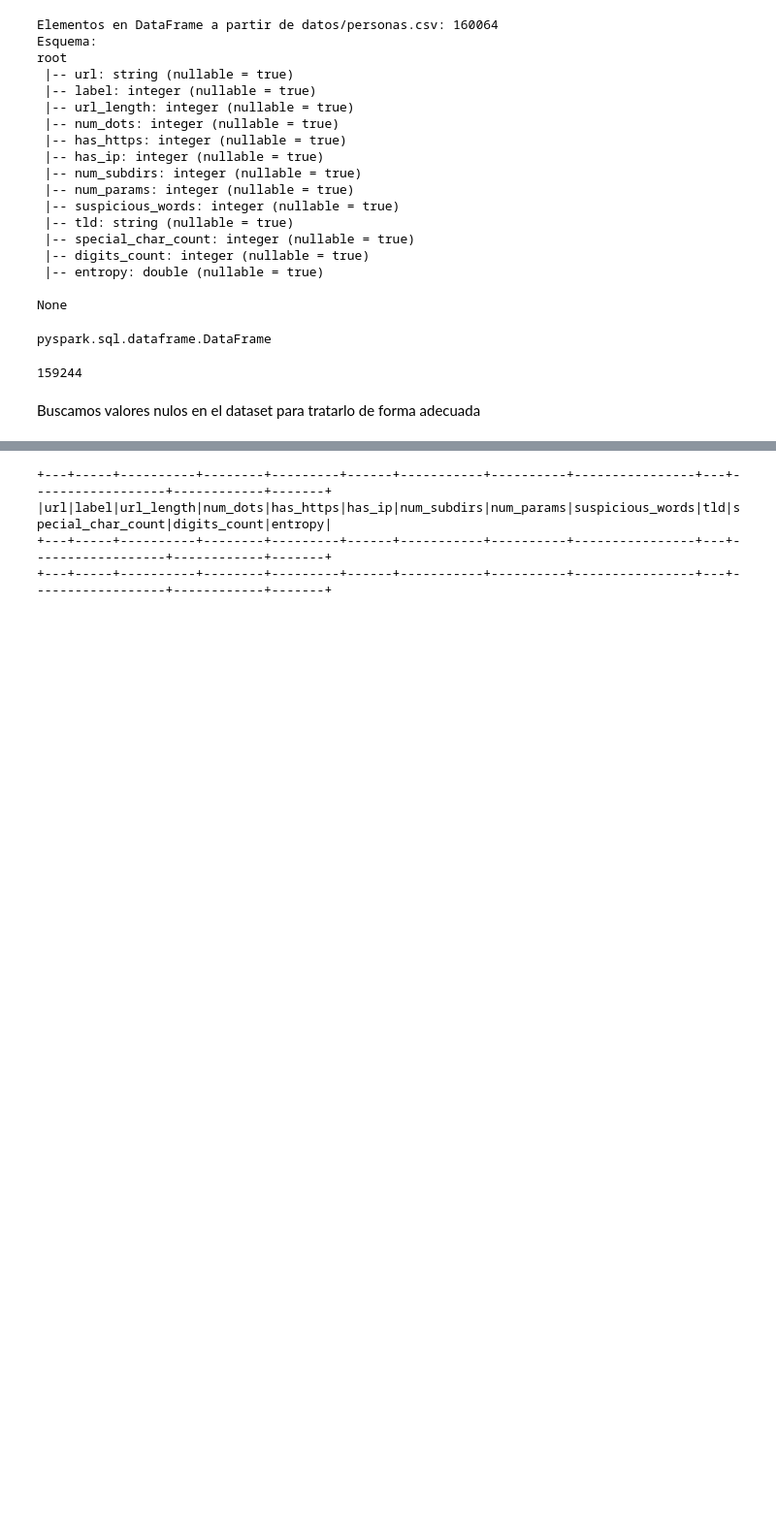
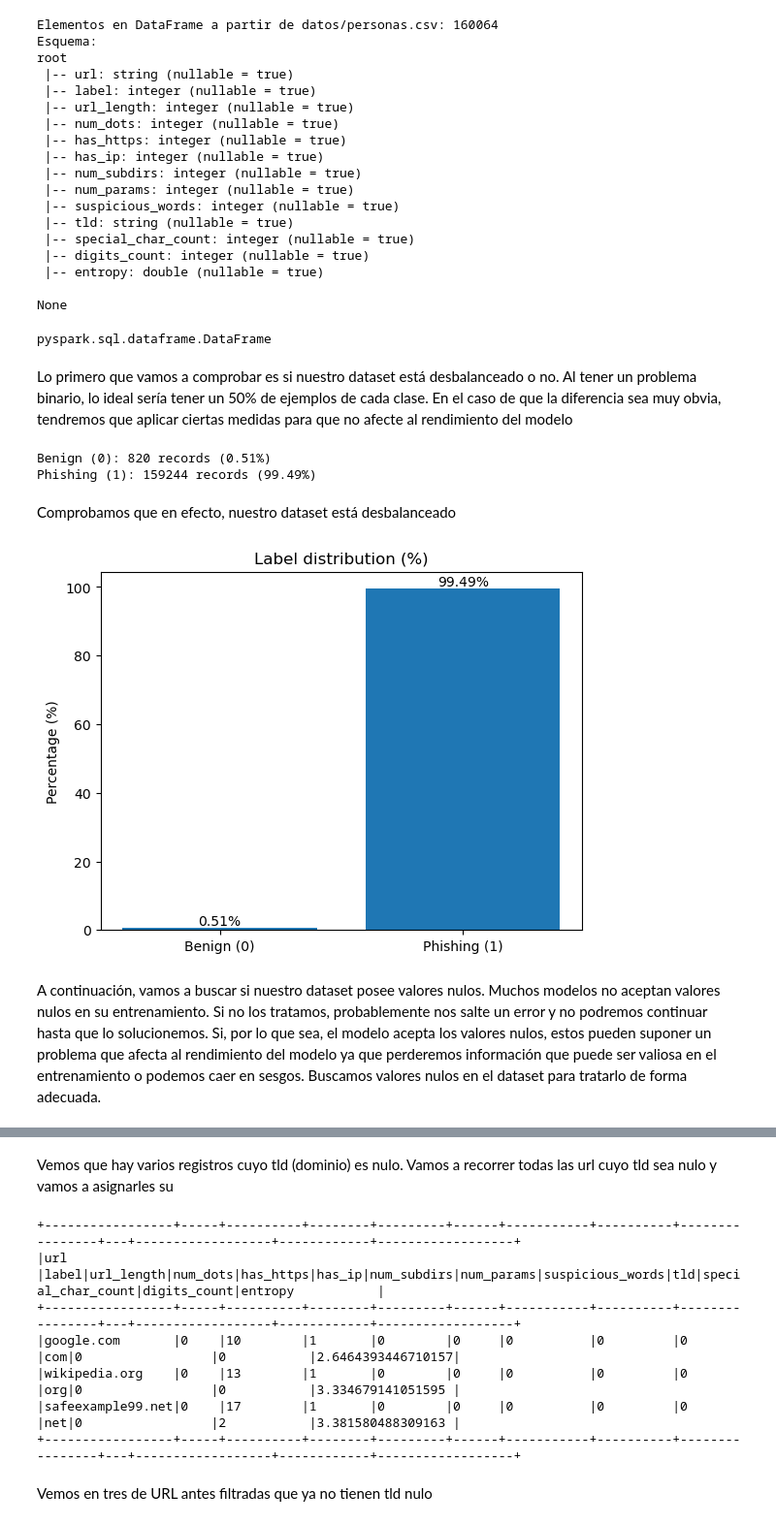
Before and after one commit to Svergara2525/URL_phising_detector, a Jupyter notebook: phising_url.ipynb, the cells around one changed output, grey strips where cells are left out. Shown at 97% size. Cells and saved outputs as stored; diff of their text form; code cells hidden in the pictures; blank space fills up the shorter version.

Commit message:
Primer clasificador implementado

```diff
--- a/phising_url.ipynb
+++ b/phising_url.ipynb
@@ -53,13 +66,50 @@ root
 
 None
 pyspark.sql.dataframe.DataFrame
+# %% [markdown]
+Lo primero que vamos a comprobar es si nuestro dataset está desbalanceado o no. Al tener un problema binario, lo ideal sería tener un 50% de ejemplos de cada clase. En el caso de que la diferencia sea muy obvia, tendremos que aplicar ciertas medidas para que no afecte al rendimiento del modelo
 # %%
 count_1 = df.filter(df['label'] == 1).count()
 count_0 = df.filter(df['label'] == 0).count()
+total = df.count()
+
+
+perc_0 = (count_0 / total) * 100
+perc_1 = (count_1 / total) * 100
+
+print()
+
+print(f"Benign (0): {count_0} records ({perc_0:.2f}%)")
+print(f"Phishing (1): {count_1} records ({perc_1:.2f}%)")
 # %% [output]
-159244
+Benign (0): 820 records (0.51%)
+Phishing (1): 159244 records (99.49%)
+# %% [markdown]
+Comprobamos que en efecto, nuestro dataset está desbalanceado
+# %%
+labels = ["Benign (0)", "Phishing (1)"]
+percentages = [perc_0, perc_1]
+
+plt.figure()
+bars = plt.bar(labels, percentages)
+plt.ylabel("Percentage (%)")
+plt.title("Label distribution (%)")
+
+# Añadir el texto del porcentaje encima de cada barra
+for bar, perc in zip(bars, percentages):
+    plt.text(
+        bar.get_x() + bar.get_width() / 2,
+        bar.get_height(),
+        f"{perc:.2f}%",
+        ha="center",
+        va="bottom"
+    )
+
+plt.show()
+# %% [output]
+[figure, added]
 # %% [markdown]
-Buscamos valores nulos en el dataset para tratarlo de forma adecuada
+A continuación, vamos a buscar si nuestro dataset posee valores nulos. Muchos modelos no aceptan valores nulos en su entrenamiento. Si no los tratamos, probablemente nos salte un error y no podremos continuar hasta que lo solucionemos. Si, por lo que sea, el modelo acepta los valores nulos, estos pueden suponer un problema que afecta al rendimiento del modelo ya que perderemos información que puede ser valiosa en el entrenamiento o podemos caer en sesgos. Buscamos valores nulos en el dataset para tratarlo de forma adecuada.
 # %%
 condition = reduce(
     lambda a, b: a | b,
@@ -86,21 +136,27 @@ df.filter(condition).show(n, truncate=False)
 |safeexample99.net       |0    |17        |1       |0        |0     |0          |0         |0               |NULL|0                 |2           |3.381580488309163 |
 |safeexample100.net      |0    |18        |1       |0        |0     |0          |0         |0               |NULL|0                 |3           |3.5032583347756456|
 +------------------------+-----+----------+--------+---------+------+-----------+----------+----------------+----+------------------+------------+------------------+
+# %% [markdown]
+Vemos que hay varios registros cuyo tld (dominio) es nulo. Vamos a recorrer todas las url cuyo tld sea nulo y vamos a asignarles su
 # %%
 df = df.withColumn(
     "tld",
     when(col("tld").isNull(),
-        element_at(split(lit("google.com"), r"\."), -1).alias("tld")
+        element_at(split(lit(col("url")), r"\."), -1).alias("tld")
     ).otherwise(col("tld"))
 )
 
 df = df.cache()
 df.count()
 
-n = df.filter(condition).count()
-df.filter(condition).show(n, truncate=False)
+df.filter((col("url") == 'google.com') | (col('url') == 'wikipedia.org') | (col('url') == 'safeexample99.net')).show(truncate=False)
 # %% [output]
-+---+-----+----------+--------+---------+------+-----------+----------+----------------+---+------------------+------------+-------+
-|url|label|url_length|num_dots|has_https|has_ip|num_subdirs|num_params|suspicious_words|tld|special_char_count|digits_count|entropy|
-+---+-----+----------+--------+---------+------+-----------+----------+----------------+---+------------------+------------+-------+
-+---+-----+----------+--------+---------+------+-----------+----------+----------------+---+------------------+------------+-------+
++-----------------+-----+----------+--------+---------+------+-----------+----------+----------------+---+------------------+------------+------------------+
+|url              |label|url_length|num_dots|has_https|has_ip|num_subdirs|num_params|suspicious_words|tld|special_char_count|digits_count|entropy           |
++-----------------+-----+----------+--------+---------+------+-----------+----------+----------------+---+------------------+------------+------------------+
+|google.com       |0    |10        |1       |0        |0     |0          |0         |0               |com|0                 |0           |2.6464393446710157|
+|wikipedia.org    |0    |13        |1       |0        |0     |0          |0         |0               |org|0                 |0           |3.334679141051595 |
+|safeexample99.net|0    |17        |1       |0        |0     |0          |0         |0               |net|0                 |2           |3.381580488309163 |
++-----------------+-----+----------+--------+---------+------+-----------+----------+----------------+---+------------------+------------+------------------+
+# %% [markdown]
+Vemos en tres de URL antes filtradas que ya no tienen tld nulo
```
Also changed, not shown: parts of 16 cells of this notebook.
